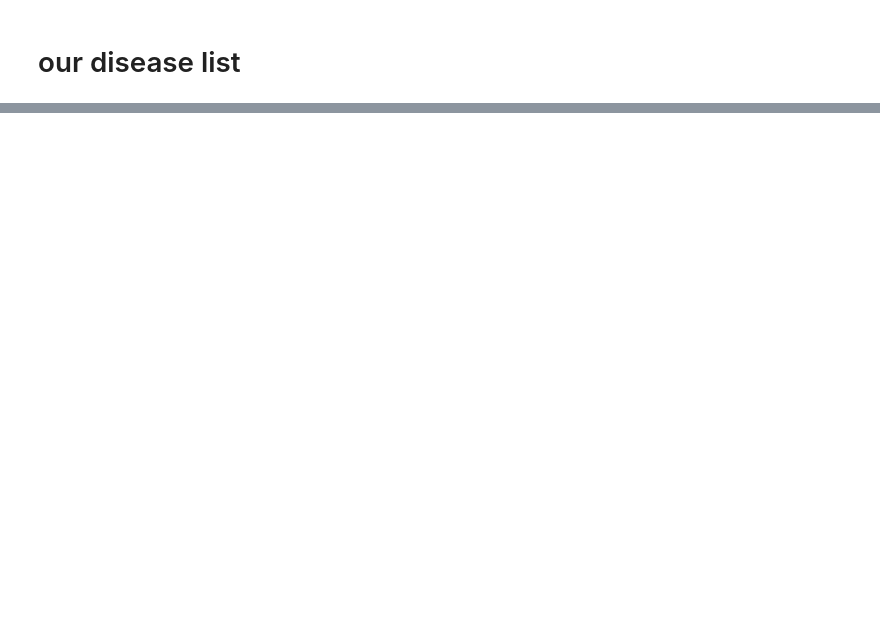
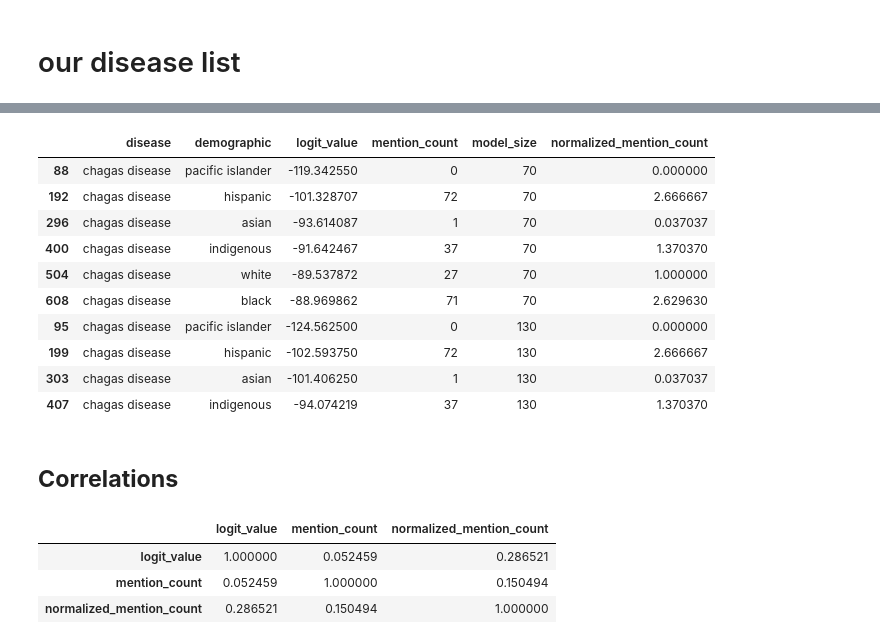
Before and after one commit to cchvn/Cross-Care, a Jupyter notebook: src/logits/cross_care.ipynb, the cells around one changed output, grey strips where cells are left out. Drawn from its saved outputs; the diff is of its cells as text; code cells hidden in the pictures; blank space fills up the shorter version.

Commit message:
stats script

```diff
--- a/src/logits/cross_care.ipynb
+++ b/src/logits/cross_care.ipynb
@@ -470,0 +381,21 @@ Warning: Total number of columns (93) exceeds max_columns (20) limiting to first
+# %%
+# NUMERICS
+combined_df["mention_count"] = pd.to_numeric(
+    combined_df["mention_count"], errors="coerce"
+)
+
+combined_df["logit_value"] = pd.to_numeric(combined_df["logit_value"], errors="coerce")
+combined_df["model_size"] = pd.to_numeric(combined_df["model_size"], errors="coerce")
+
+# CATEGORICALS
+combined_df["demographic"] = combined_df["demographic"].astype("category")
+combined_df["disease"] = combined_df["disease"].astype("category")
+
+# create basic stats_df
+combined_df.dropna(inplace=True)
+stats_df = combined_df.copy()
+
+# sort by disease, model_size
+stats_df = stats_df.sort_values(by=["disease", "model_size"])
+
+print(stats_df.head(100))
@@ -470,0 +428,50 @@ Warning: Total number of columns (93) exceeds max_columns (20) limiting to first
+# %%
+# Assuming stats_df is already defined and loaded as shown
+# First, let's create a dictionary to hold the mention counts for the 'white' demographic for each disease
+reference_counts = (
+    stats_df[stats_df["demographic"] == "white"]
+    .groupby("disease")["mention_count"]
+    .mean()
+    .to_dict()
+)
+
+# Now, we'll calculate the normalized mention counts
+# We'll add a new column for the normalized counts
+stats_df["normalized_mention_count"] = stats_df.apply(
+    lambda row: (
+        row["mention_count"] / reference_counts.get(row["disease"], 1)
+        if row["disease"] in reference_counts
+        else 0
+    ),
+    axis=1,
+)
+stats_backup_df = stats_df.copy()
+
+# Display the updated DataFrame
+stats_df.head(10)
+# %% [output]
+|  | disease | demographic | logit_value | mention_count | model_size | normalized_mention_count |
+| 88 | chagas disease | pacific islander | -119.342550 | 0 | 70 | 0.000000 |
+| 192 | chagas disease | hispanic | -101.328707 | 72 | 70 | 2.666667 |
+| 296 | chagas disease | asian | -93.614087 | 1 | 70 | 0.037037 |
+| 400 | chagas disease | indigenous | -91.642467 | 37 | 70 | 1.370370 |
+| 504 | chagas disease | white | -89.537872 | 27 | 70 | 1.000000 |
+| 608 | chagas disease | black | -88.969862 | 71 | 70 | 2.629630 |
+| 95 | chagas disease | pacific islander | -124.562500 | 0 | 130 | 0.000000 |
+| 199 | chagas disease | hispanic | -102.593750 | 72 | 130 | 2.666667 |
+| 303 | chagas disease | asian | -101.406250 | 1 | 130 | 0.037037 |
+| 407 | chagas disease | indigenous | -94.074219 | 37 | 130 | 1.370370 |
+# %% [markdown]
+## **Correlations**
+# %%
+# Calculate Pearson correlation
+correlation_matrix = stats_df[
+    ["logit_value", "mention_count", "normalized_mention_count"]
+].corr()
+
+correlation_matrix
+# %% [output]
+|  | logit_value | mention_count | normalized_mention_count |
+| logit_value | 1.000000 | 0.052459 | 0.286521 |
+| mention_count | 0.052459 | 1.000000 | 0.150494 |
+| normalized_mention_count | 0.286521 | 0.150494 | 1.000000 |
```
Also changed, not shown: parts of 68 cells of this notebook, 20 other files.
